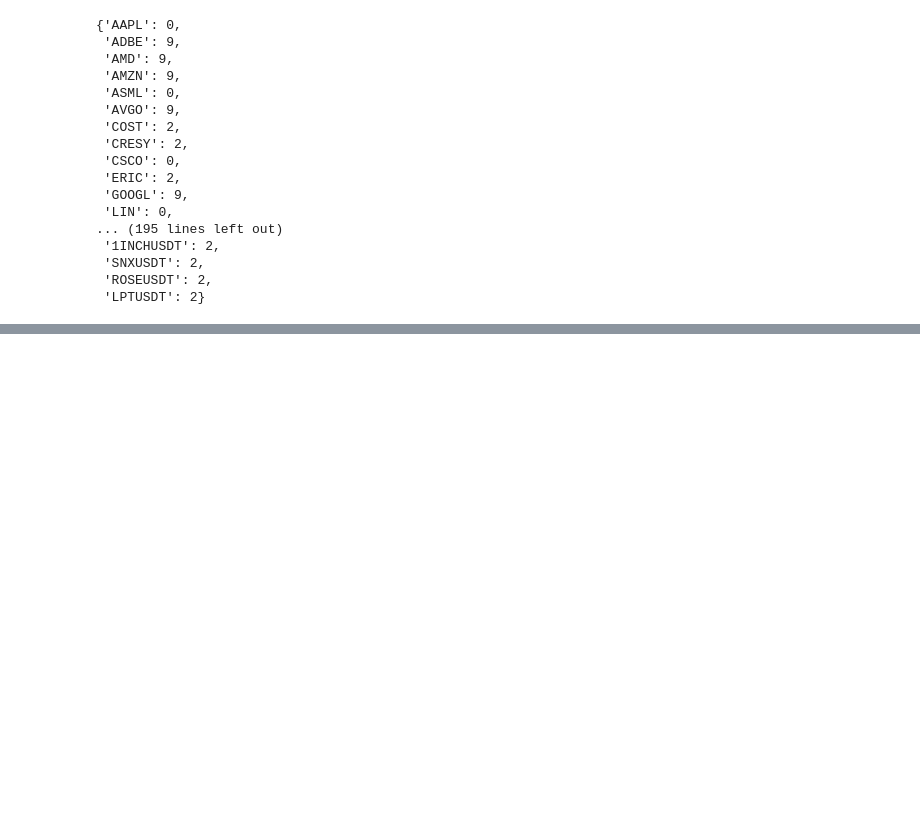
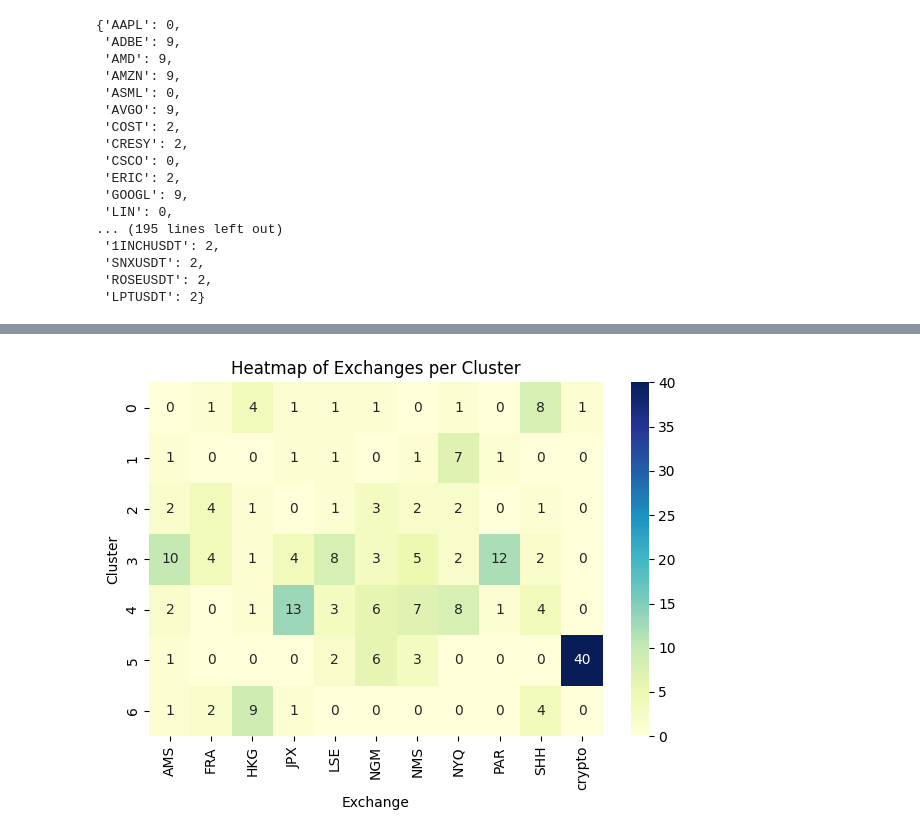
Before and after one commit to KirillKovalchuk02/thesis_clustering, a Jupyter notebook: test.ipynb, the cells around one changed output, grey strips where cells are left out. Saved outputs shown, nothing was run; the diff lists cells and outputs as text; code cells hidden in the pictures; blank space fills up the shorter version.

```diff
--- a/test.ipynb
+++ b/test.ipynb
@@ -116,0 +146,12 @@ cluster_labels['ahc']
+# %%
+import seaborn as sns
+
+# Reuse the `pivot` DataFrame from above
+sns.heatmap(pivot, annot=True, fmt='d', cmap='YlGnBu')
+plt.title('Heatmap of Exchanges per Cluster')
+plt.xlabel('Exchange')
+plt.ylabel('Cluster')
+plt.tight_layout()
+plt.show()
+# %% [output]
+[figure, added]
```
Also changed, not shown: parts of 3 cells of this notebook.
